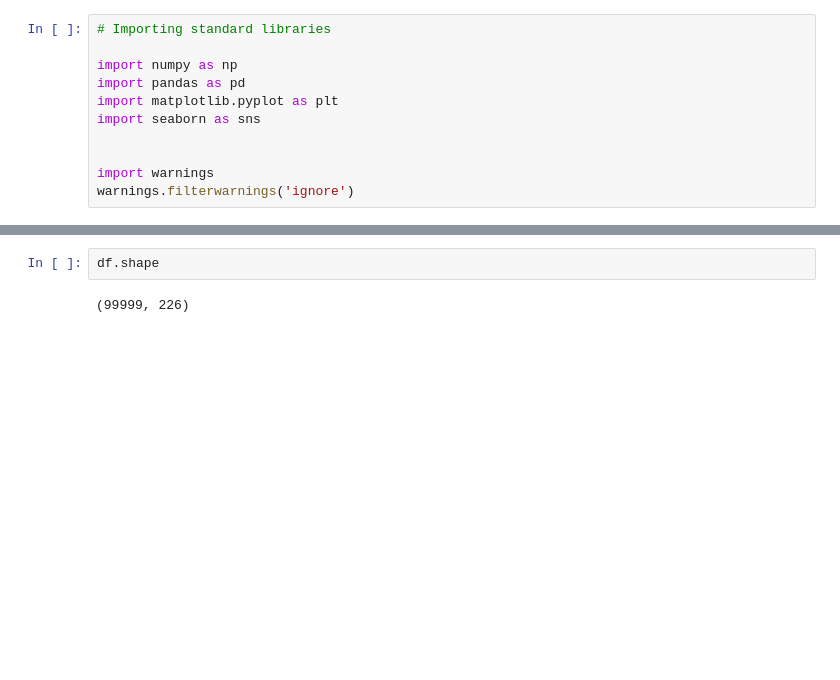
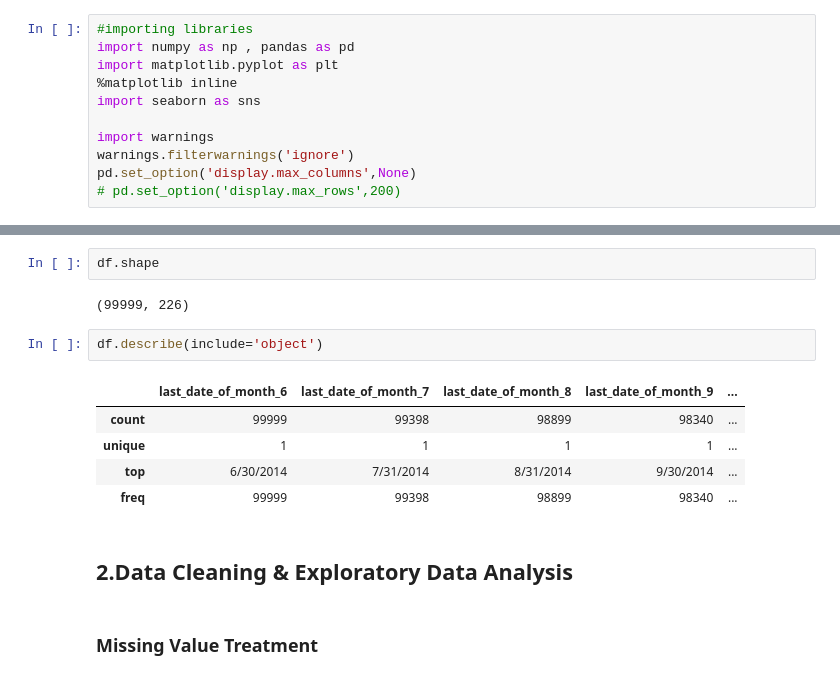
Before and after one commit to vyas09/upGrad_TelecomChurn_Advanced, a Jupyter notebook: CustomerChurnPrediction_upGrad.ipynb, the cells around one changed output, grey strips where cells are left out. Cells and saved outputs as stored; diff of their text form; blank space fills up the shorter version.

```diff
--- a/CustomerChurnPrediction_upGrad.ipynb
+++ b/CustomerChurnPrediction_upGrad.ipynb
@@ -4,12 +11,12 @@
 # %%
-# Importing standard libraries
-
-import numpy as np
-import pandas as pd
+#importing libraries
+import numpy as np , pandas as pd
 import matplotlib.pyplot as plt
+%matplotlib inline
 import seaborn as sns
-
 
 import warnings
 warnings.filterwarnings('ignore')
+pd.set_option('display.max_columns',None)
+# pd.set_option('display.max_rows',200)
 # %%
@@ -19,3 +53,15 @@ df = pd.read_csv('telecom_churn_data.csv')
 df.shape
 # %% [output]
 (99999, 226)
+# %%
+df.describe(include='object')
+# %% [output]
+|  | last_date_of_month_6 | last_date_of_month_7 | last_date_of_month_8 | last_date_of_month_9 | ... |
+| count | 99999 | 99398 | 98899 | 98340 | ... |
+| unique | 1 | 1 | 1 | 1 | ... |
+| top | 6/30/2014 | 7/31/2014 | 8/31/2014 | 9/30/2014 | ... |
+| freq | 99999 | 99398 | 98899 | 98340 | ... |
+# %% [markdown]
+## 2.Data Cleaning & Exploratory Data Analysis
+# %% [markdown]
+### Missing Value Treatment
```
Also changed, not shown: parts of 34 cells of this notebook.
